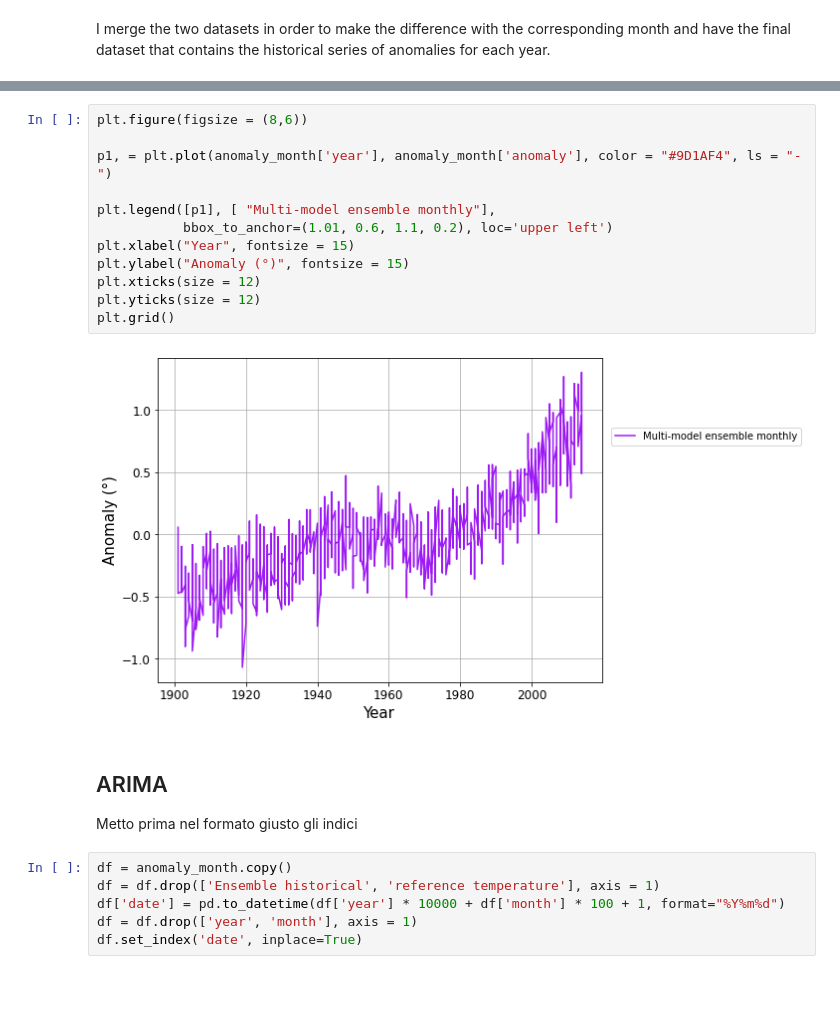
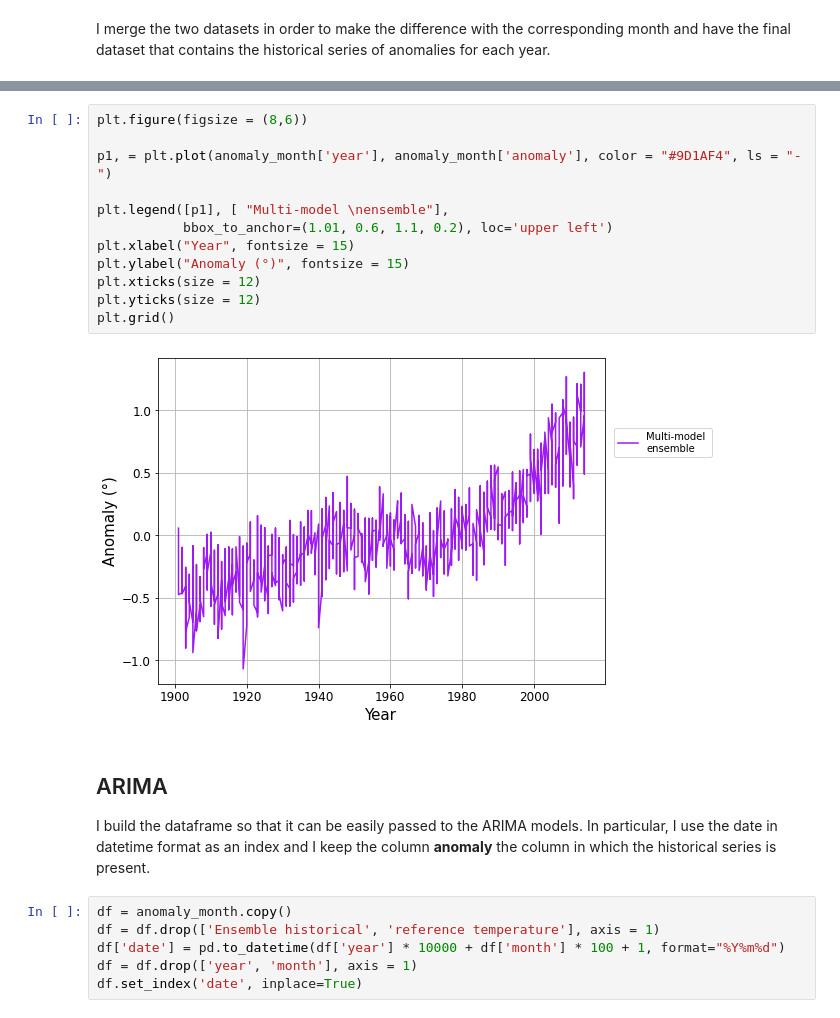
Before and after one commit to Chri1629/environment_physics, a Jupyter notebook: environment/progetto/project.ipynb, the cells around one changed output, grey strips where cells are left out. Saved outputs shown, nothing was run; the diff lists cells and outputs as text; blank space fills up the shorter version.

```diff
--- a/environment/progetto/project.ipynb
+++ b/environment/progetto/project.ipynb
@@ -205,21 +195,21 @@ anomaly_month
 # %%
 plt.figure(figsize = (8,6))
 
 p1, = plt.plot(anomaly_month['year'], anomaly_month['anomaly'], color = "#9D1AF4", ls = "-")
 
-plt.legend([p1], [ "Multi-model ensemble monthly"],
+plt.legend([p1], [ "Multi-model \nensemble"],
            bbox_to_anchor=(1.01, 0.6, 1.1, 0.2), loc='upper left')
 plt.xlabel("Year", fontsize = 15)
 plt.ylabel("Anomaly (°)", fontsize = 15)
 plt.xticks(size = 12)
 plt.yticks(size = 12)
 plt.grid()
 # %% [output]
-[figure, old version]
+[figure, new version]
-# %% [markdown]
-## ARIMA
-
-Metto prima nel formato giusto gli indici
+# %% [markdown]
+## ARIMA
+
+I build the dataframe so that it can be easily passed to the ARIMA models. In particular, I use the date in datetime format as an index and I keep the column **anomaly** the column in which the historical series is present.
 # %%
 df = anomaly_month.copy()
 df = df.drop(['Ensemble historical', 'reference temperature'], axis = 1)
```
Also changed, not shown: parts of 6 cells of this notebook, 2 other files.
